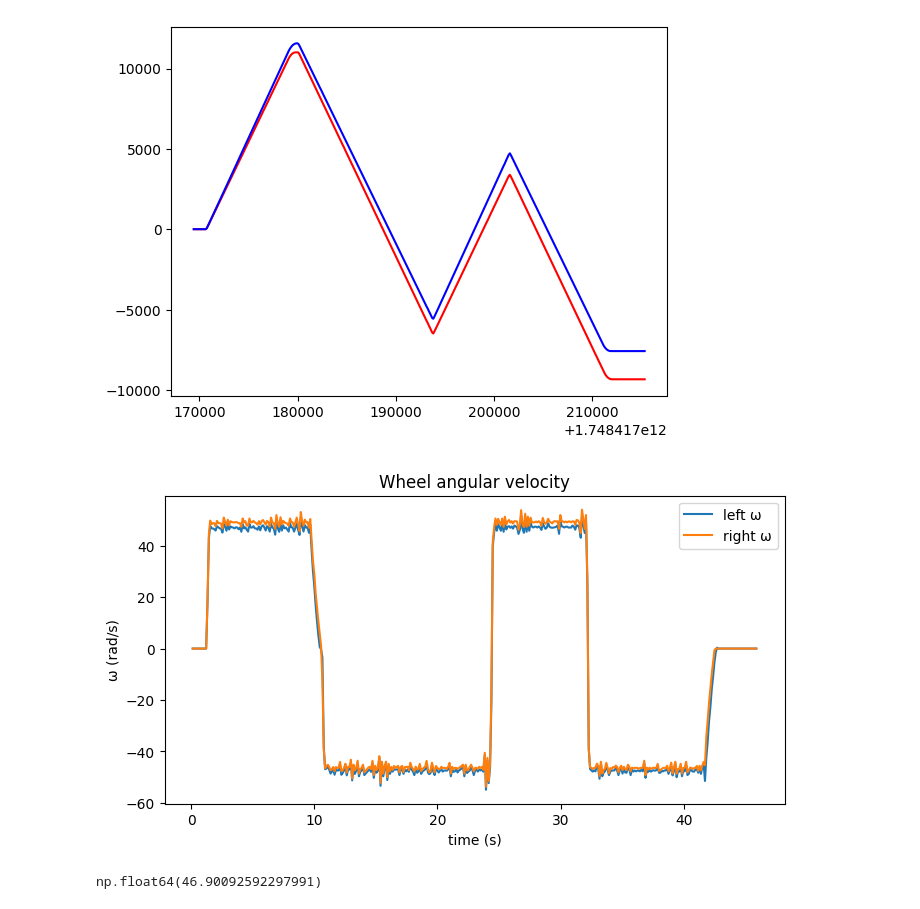
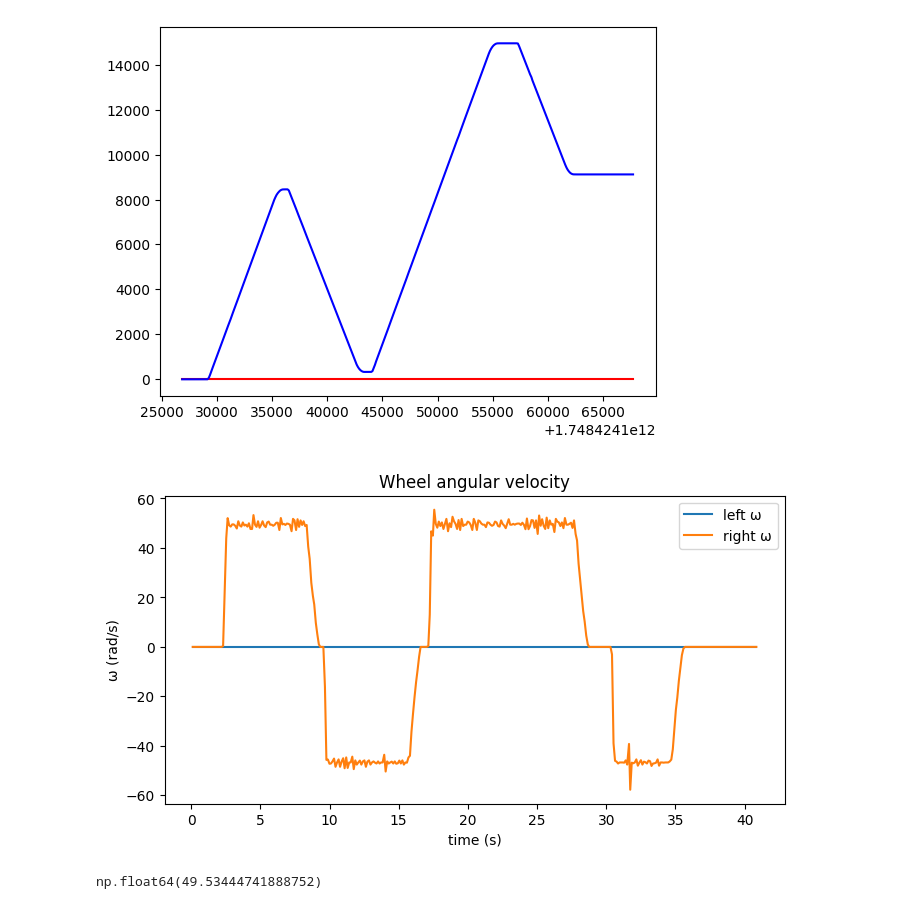
Before and after one commit to atpngo/wobble, a Jupyter notebook: tools/analysis.ipynb, the cells around one changed output. Drawn from its saved outputs; the diff is of its cells as text; code cells hidden in the pictures.

Commit message:
Add more data

```diff
--- a/tools/analysis.ipynb
+++ b/tools/analysis.ipynb
@@ -3,13 +3,13 @@ import pandas as pd
 import matplotlib.pyplot as plt
 import numpy as np
 # %%
-df = pd.read_csv("data.csv")
+df = pd.read_csv("encoder_12v.csv")
 
 plt.plot(df['time_ms'], df['left_enc'], color='red')
 plt.plot(df['time_ms'], df['right_enc'], color='blue')
 plt.show()
 # %% [output]
-[figure, old version]
+[figure, new version]
 # %%
 # 170 encoder steps = 1 full revolution
 # TODO: calculate radians per sec of each encoder and add to df and plot
@@ -41,8 +41,8 @@ plt.legend()
 plt.title('Wheel angular velocity')
 plt.show()
 # %% [output]
-[figure, old version]
+[figure, new version]
 # %%
-np.average(df['omega_left'][15:60])
+np.average(df['omega_right'][30:60])
 # %% [output]
-np.float64(46.90092592297991)
+np.float64(49.53444741888752)
```
Also changed, not shown: 2 other files.
